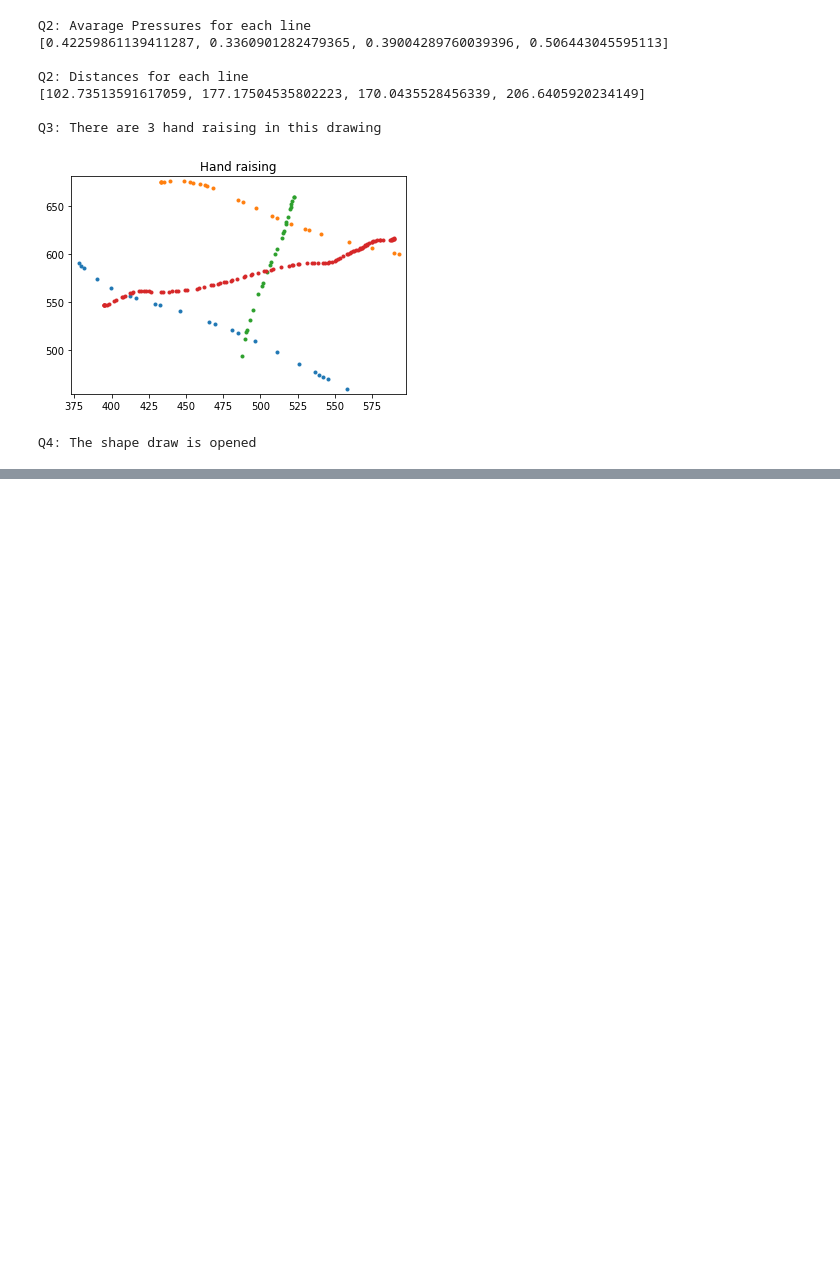
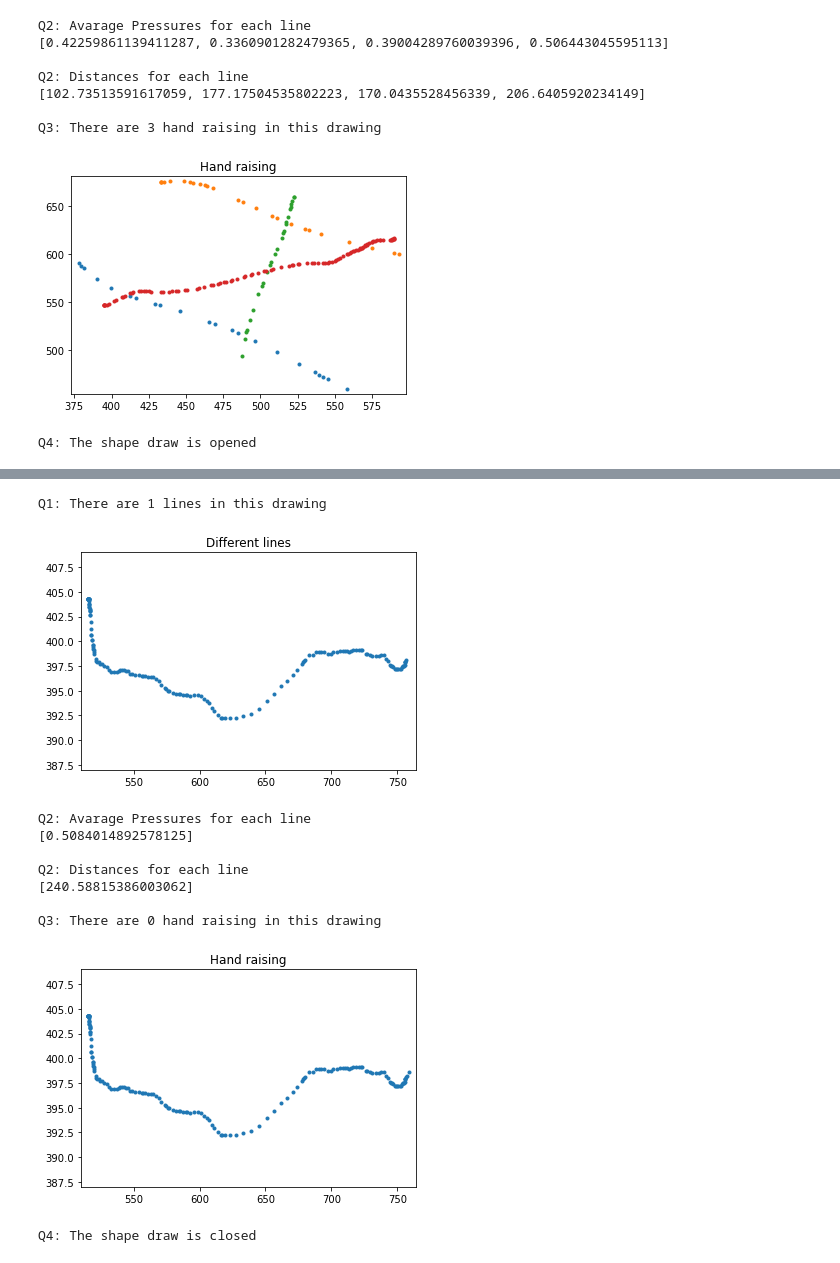
Before and after one commit to sandler2806/Data-Visualization, a Jupyter notebook: kids_drawing_pandas.ipynb, the cells around one changed output, grey strips where cells are left out. Saved outputs shown, nothing was run; the diff lists cells and outputs as text; code cells hidden in the pictures; blank space fills up the shorter version.

```diff
--- a/kids_drawing_pandas.ipynb
+++ b/kids_drawing_pandas.ipynb
@@ -368,6 +368,7 @@ Now after we saw the process of finding the algorithm let's have a look how well
 # %% [markdown]
 ## The algorithm
 # %%
+
 def plot_lines(df,x_points, y_points,scale, symbol=None):
     plt.ylim(round(df['Y'].min()) - 5, round(df['Y'].max()) + 5)
     plt.xlim(round(df['X'].min()) - 5, round(df['X'].max()) + 5)
@@ -465,14 +466,18 @@ def algo(df):
     plt.show()
 
     # detact if the draw shape is opened\closed
-    eps=15
+
     p1=(df.iloc[[len(df)-1]].X.item(),df.iloc[[len(df)-1]].Y.item())
     opened=True
-    for i in range(20):
-        p2=(df.iloc[[i]].X.item(),df.iloc[[i]].Y.item())
-        if distance(p1,p2)<eps:
-            opened=False
-            break
+    for i in range(0,len(df),2):
+        for j in range(i,len(df),2):
+            p1=(df.iloc[[i]].X.item(),df.iloc[[i]].Y.item())
+            p2=(df.iloc[[j]].X.item(),df.iloc[[j]].Y.item())
+            if distance(p1,p2)<4 and abs(i-j)>25:
+                opened=False
+                break
+            if opened==False:
+                break
     print("\nQ4: The shape draw is opened") if opened else print("\nQ4: The shape draw is closed")
 # %% [markdown]
 After we try our algorithm on other drawings, we saw that union all the points we found do not always give us the best result.
@@ -685,0 +676,15 @@ Q4: The shape draw is opened
+# %%
+img = pd.read_csv(r'C:\Users\sandl\.ipynb_checkpoints\train\7569\SimpleTest\1.csv')
+algo(img)
+# %% [output]
+Q1: There are 1 lines in this drawing
+[figure, added]
+Q2: Avarage Pressures for each line
+[0.5084014892578125]
+
+Q2: Distances for each line
+[240.58815386003062]
+
+Q3: There are 0 hand raising in this drawing
+[figure, added]
+Q4: The shape draw is closed
```
Also changed, not shown: parts of 18 cells of this notebook.
